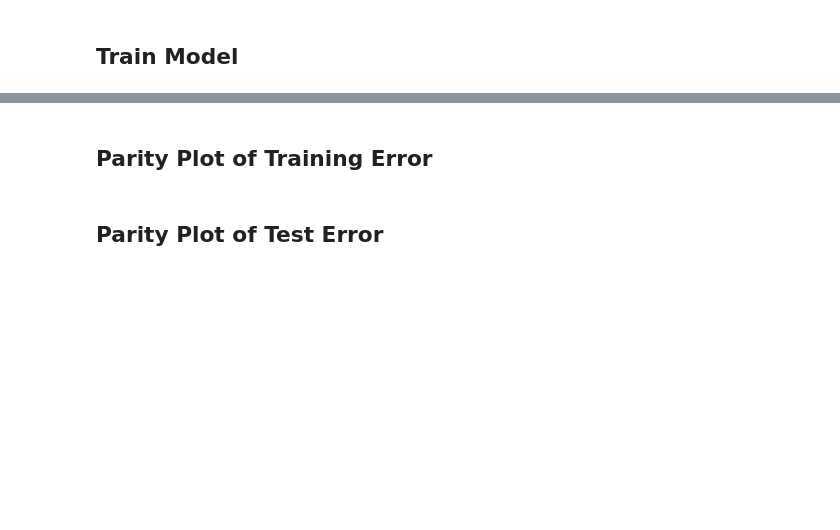
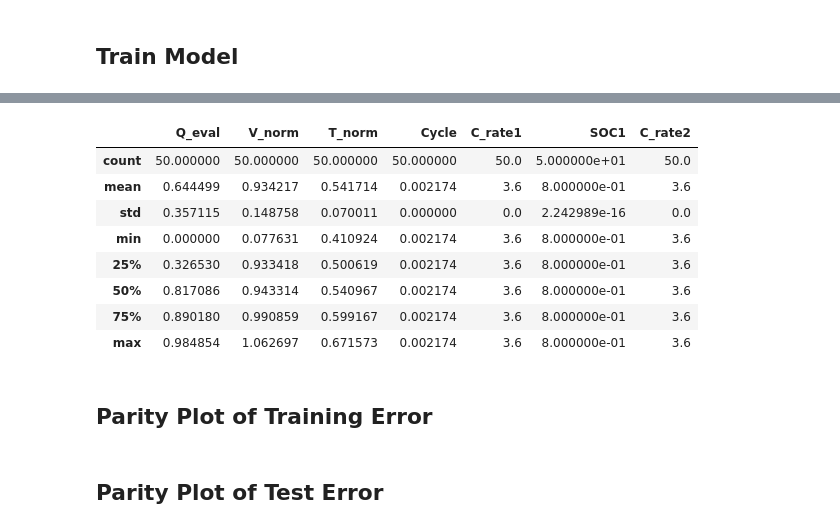
Before and after one commit to amalss18/10701-mvf-bto, a Jupyter notebook: src/mvf_bto/Model Training v2 charge.ipynb, the cells around one changed output, grey strips where cells are left out. Saved outputs shown, nothing was run; the diff lists cells and outputs as text; code cells hidden in the pictures; blank space fills up the shorter version.

```diff
--- a/src/mvf_bto/Model Training v2 charge.ipynb
+++ b/src/mvf_bto/Model Training v2 charge.ipynb
@@ -80,3 +94,18 @@ print(datasets["X_train"].shape)
+# %%
+original_df=datasets['train_dfs']
+original_df=original_df[original_df.Cell=='b1c0']
+original_df=original_df[original_df.Cycle==5/MAX_CYCLE]
+original_df.describe()
+# %% [output]
+|  | Q_eval | V_norm | T_norm | Cycle | C_rate1 | SOC1 | C_rate2 |
+| count | 50.000000 | 50.000000 | 50.000000 | 50.000000 | 50.0 | 5.000000e+01 | 50.0 |
+| mean | 0.644499 | 0.934217 | 0.541714 | 0.002174 | 3.6 | 8.000000e-01 | 3.6 |
+| std | 0.357115 | 0.148758 | 0.070011 | 0.000000 | 0.0 | 2.242989e-16 | 0.0 |
+| min | 0.000000 | 0.077631 | 0.410924 | 0.002174 | 3.6 | 8.000000e-01 | 3.6 |
+| 25% | 0.326530 | 0.933418 | 0.500619 | 0.002174 | 3.6 | 8.000000e-01 | 3.6 |
+| 50% | 0.817086 | 0.943314 | 0.540967 | 0.002174 | 3.6 | 8.000000e-01 | 3.6 |
+| 75% | 0.890180 | 0.990859 | 0.599167 | 0.002174 | 3.6 | 8.000000e-01 | 3.6 |
+| max | 0.984854 | 1.062697 | 0.671573 | 0.002174 | 3.6 | 8.000000e-01 | 3.6 |
 # %%
 skip=500
 fig = go.Figure()
```
Also changed, not shown: parts of 9 cells of this notebook, 4 other files.
